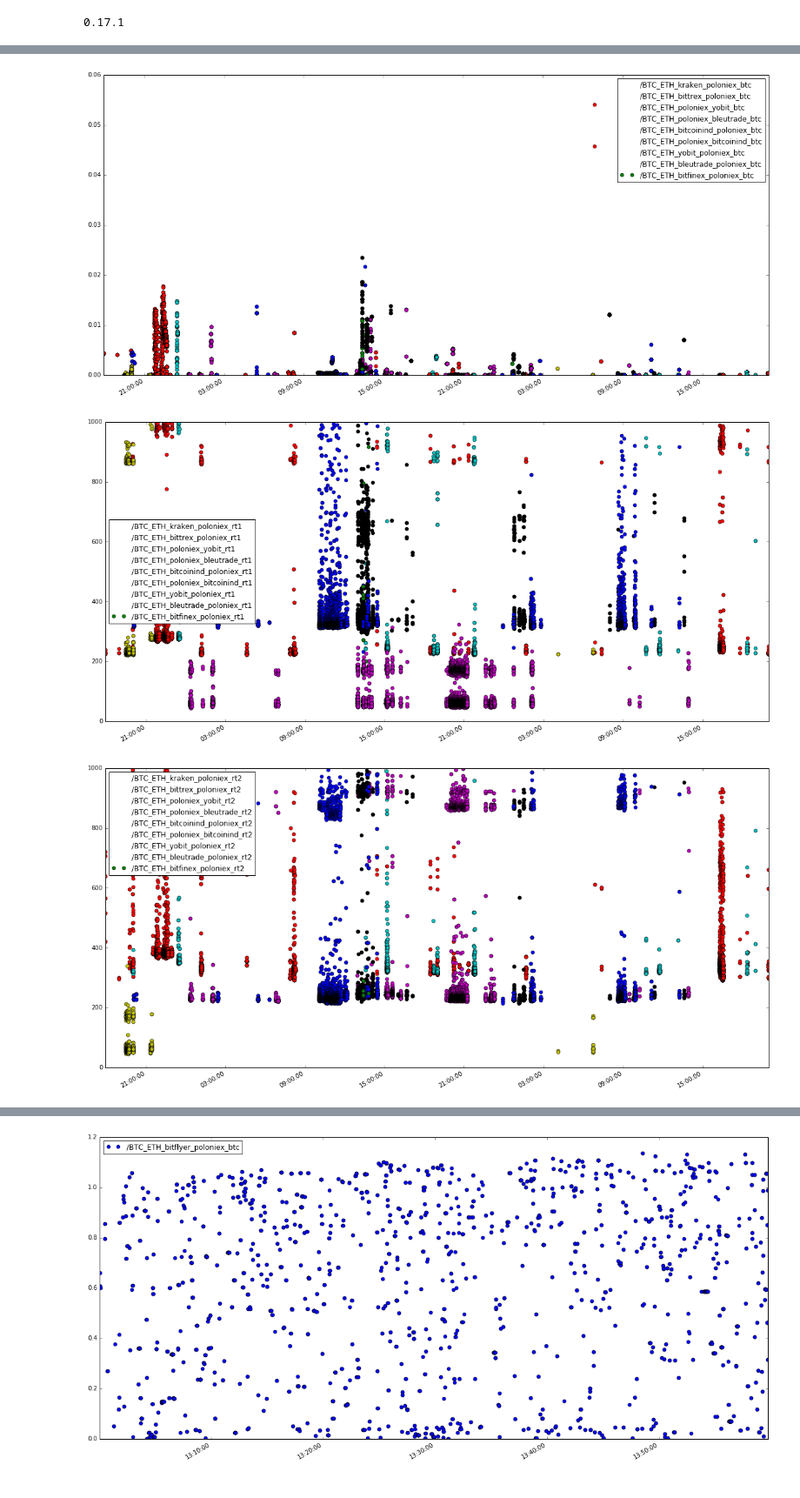
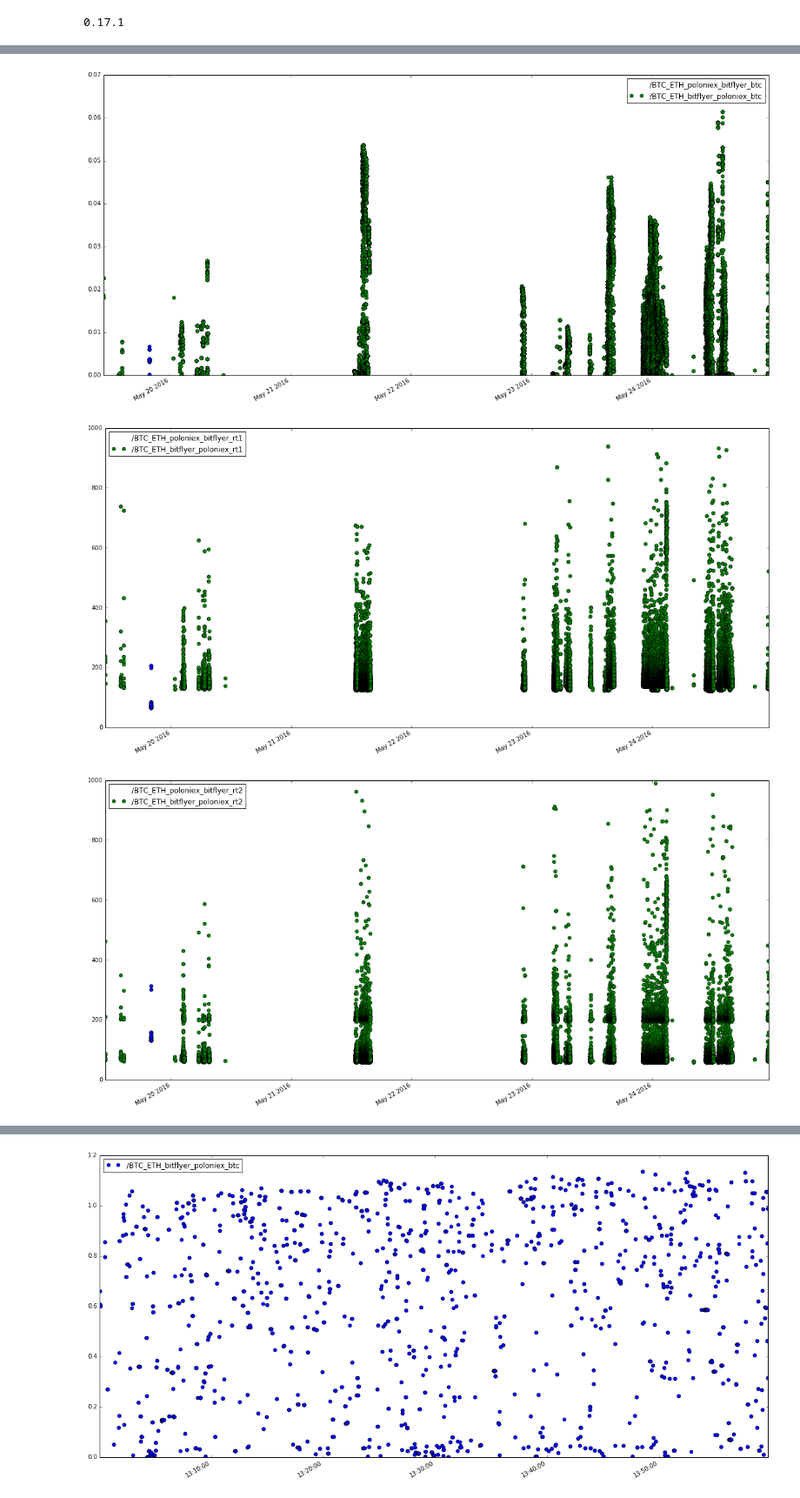
Before and after one commit to portfolioscout/tf, a Jupyter notebook: nb/deptharb.ipynb, the cells around one changed output, grey strips where cells are left out. Shown at 87% size. Saved outputs shown, nothing was run; the diff lists cells and outputs as text; code cells hidden in the pictures.

```diff
--- a/nb/deptharb.ipynb
+++ b/nb/deptharb.ipynb
@@ -207,8 +209,8 @@ def plotTrades2(pair='/BTC_ETH',exchanges=[],exclude=[],dtFrom=None,dtTo=None,rt
 #plotTrades(exchanges=['kraken'],dtFrom='2016-05-14 04:20:25')
 #plotTrades(exchanges=['poloniex'],dtFrom='2016-05-15 19:11:00',dtTo='2016-05-15 19:41:00')
 # %%
-plotTrades1(rtLim=1000,exchanges=['poloniex'],exclude=['bitflyer'])
+plotTrades1(rtLim=1000,exchanges=['bitflyer_poloniex','poloniex_bitflyer'])
 # %% [output]
-[figure, old version]
+[figure, new version]
-[figure, old version]
+[figure, new version]
-[figure, old version]
+[figure, new version]
```
Also changed, not shown: parts of 7 cells of this notebook.
